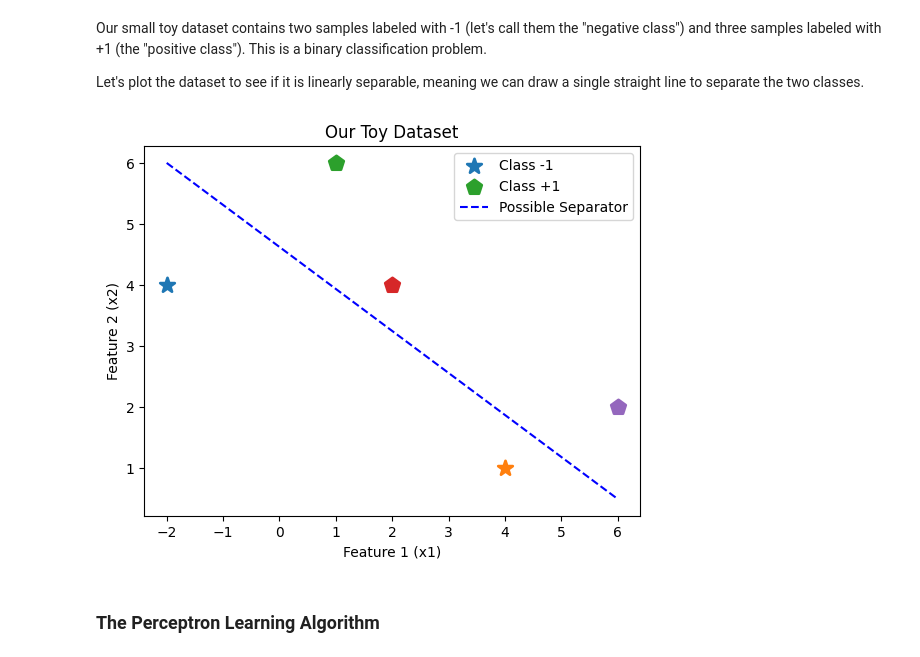
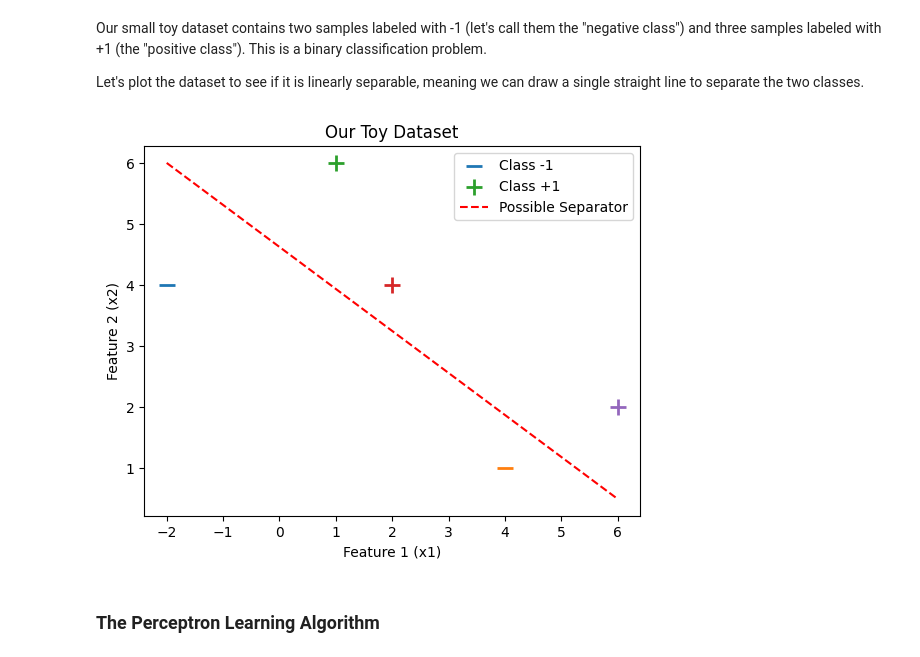
Before and after one commit to puranik1406/FMML_Projects-Labs, a Jupyter notebook: STP_Module_4_Lab_1_Perceptron_and_Gradient_Descent_(1).ipynb, the cells around one changed output. Saved outputs shown, nothing was run; the diff lists cells and outputs as text; code cells hidden in the pictures.

```diff
--- a/STP_Module_4_Lab_1_Perceptron_and_Gradient_Descent_(1).ipynb
+++ b/STP_Module_4_Lab_1_Perceptron_and_Gradient_Descent_(1).ipynb
@@ -129,25 +129,25 @@ Let's plot the dataset to see if it is linearly separable, meaning we can draw a
 # %%
 for d, sample in enumerate(X):
     # Plot the negative samples
     if y[d] == -1:
-        plt.scatter(sample[0], sample[1], s=120, marker='*', linewidths=2, label='Class -1' if d==0 else "")
+        plt.scatter(sample[0], sample[1], s=120, marker='_', linewidths=2, label='Class -1' if d==0 else "")
     # Plot the positive samples
     else:
-        plt.scatter(sample[0], sample[1], s=120, marker='p', linewidths=2, label='Class +1' if d==2 else "")
+        plt.scatter(sample[0], sample[1], s=120, marker='+', linewidths=2, label='Class +1' if d==2 else "")
 
 # Add labels and a legend
 plt.xlabel('Feature 1 (x1)')
 plt.ylabel('Feature 2 (x2)')
 plt.title('Our Toy Dataset')
 plt.legend()
 
 # For visualization, let's draw a potential separating line
 # This is just a guess to show what we are looking for.
-plt.plot([-2, 6], [6, 0.5], 'b--', label='Possible Separator')
+plt.plot([-2, 6], [6, 0.5], 'r--', label='Possible Separator')
 plt.legend()
 plt.show()
 # %% [output]
-[figure, old version]
+[figure, new version]
 # %% [markdown]
 ### The Perceptron Learning Algorithm
 # %% [markdown]
```
Also changed, not shown: parts of 6 cells of this notebook.
